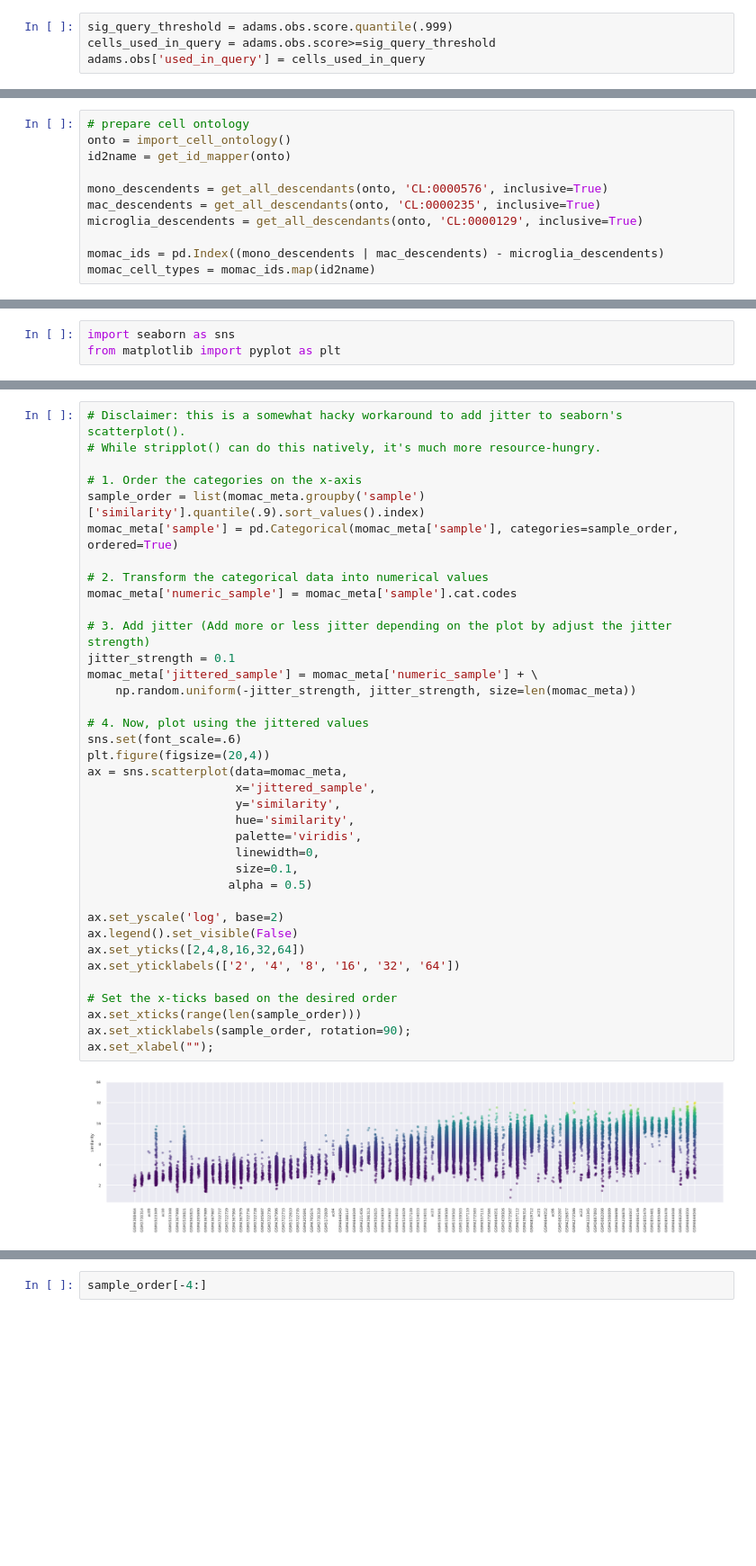
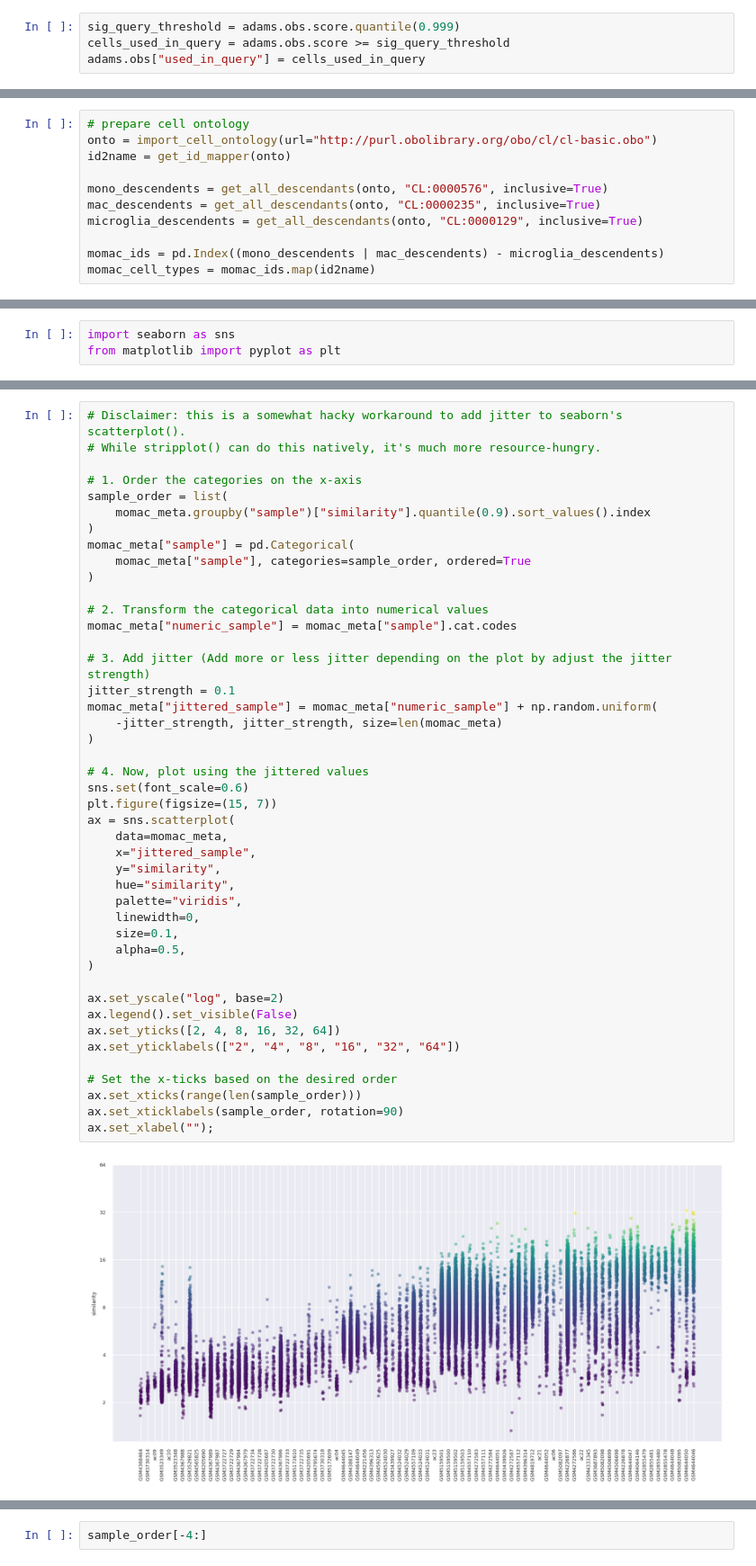
Before and after one commit to Genentech/scimilarity, a Jupyter notebook: docs/notebooks/advanced_tutorial.ipynb, the cells around one changed output, grey strips where cells are left out. Shown at 90% size. Saved outputs shown, nothing was run; the diff lists cells and outputs as text; blank space fills up the shorter version.

```diff
--- a/docs/notebooks/advanced_tutorial.ipynb
+++ b/docs/notebooks/advanced_tutorial.ipynb
@@ -76,7 +76,7 @@ Note: An overly broad cell selection can limit query results.
 # %%
-sig_query_threshold = adams.obs.score.quantile(.999)
-cells_used_in_query = adams.obs.score>=sig_query_threshold
-adams.obs['used_in_query'] = cells_used_in_query
+sig_query_threshold = adams.obs.score.quantile(0.999)
+cells_used_in_query = adams.obs.score >= sig_query_threshold
+adams.obs["used_in_query"] = cells_used_in_query
 # %% [markdown]
 #### Compute centroid of top scoring cells and compute embedding
 # %%
@@ -145,11 +151,11 @@ from scimilarity.ontologies import import_cell_ontology, get_id_mapper, get_all_
 # %%
 # prepare cell ontology
-onto = import_cell_ontology()
+onto = import_cell_ontology(url="http://purl.obolibrary.org/obo/cl/cl-basic.obo")
 id2name = get_id_mapper(onto)
 
-mono_descendents = get_all_descendants(onto, 'CL:0000576', inclusive=True)
-mac_descendents = get_all_descendants(onto, 'CL:0000235', inclusive=True)
-microglia_descendents = get_all_descendants(onto, 'CL:0000129', inclusive=True)
+mono_descendents = get_all_descendants(onto, "CL:0000576", inclusive=True)
+mac_descendents = get_all_descendants(onto, "CL:0000235", inclusive=True)
+microglia_descendents = get_all_descendants(onto, "CL:0000129", inclusive=True)
 
 momac_ids = pd.Index((mono_descendents | mac_descendents) - microglia_descendents)
 momac_cell_types = momac_ids.map(id2name)
@@ -199,41 +205,48 @@ We can plot similarity scores across the relevant studies
 # %%
 # Disclaimer: this is a somewhat hacky workaround to add jitter to seaborn's scatterplot().
 # While stripplot() can do this natively, it's much more resource-hungry.
 
 # 1. Order the categories on the x-axis
-sample_order = list(momac_meta.groupby('sample')['similarity'].quantile(.9).sort_values().index)
-momac_meta['sample'] = pd.Categorical(momac_meta['sample'], categories=sample_order, ordered=True)
+sample_order = list(
+    momac_meta.groupby("sample")["similarity"].quantile(0.9).sort_values().index
+)
+momac_meta["sample"] = pd.Categorical(
+    momac_meta["sample"], categories=sample_order, ordered=True
+)
 
 # 2. Transform the categorical data into numerical values
-momac_meta['numeric_sample'] = momac_meta['sample'].cat.codes
+momac_meta["numeric_sample"] = momac_meta["sample"].cat.codes
 
 # 3. Add jitter (Add more or less jitter depending on the plot by adjust the jitter strength)
 jitter_strength = 0.1
-momac_meta['jittered_sample'] = momac_meta['numeric_sample'] + \
-    np.random.uniform(-jitter_strength, jitter_strength, size=len(momac_meta))
+momac_meta["jittered_sample"] = momac_meta["numeric_sample"] + np.random.uniform(
+    -jitter_strength, jitter_strength, size=len(momac_meta)
+)
 
 # 4. Now, plot using the jittered values
-sns.set(font_scale=.6)
-plt.figure(figsize=(20,4))
-ax = sns.scatterplot(data=momac_meta,
-                     x='jittered_sample',
-                     y='similarity',
-                     hue='similarity',
-                     palette='viridis',
-                     linewidth=0,
-                     size=0.1,
-                    alpha = 0.5)
+sns.set(font_scale=0.6)
+plt.figure(figsize=(15, 7))
+ax = sns.scatterplot(
+    data=momac_meta,
+    x="jittered_sample",
+    y="similarity",
+    hue="similarity",
+    palette="viridis",
+    linewidth=0,
+    size=0.1,
+    alpha=0.5,
+)
 
-ax.set_yscale('log', base=2)
+ax.set_yscale("log", base=2)
 ax.legend().set_visible(False)
-ax.set_yticks([2,4,8,16,32,64])
-ax.set_yticklabels(['2', '4', '8', '16', '32', '64'])
+ax.set_yticks([2, 4, 8, 16, 32, 64])
+ax.set_yticklabels(["2", "4", "8", "16", "32", "64"])
 
 # Set the x-ticks based on the desired order
 ax.set_xticks(range(len(sample_order)))
-ax.set_xticklabels(sample_order, rotation=90);
+ax.set_xticklabels(sample_order, rotation=90)
 ax.set_xlabel("");
 # %% [output]
-[figure, old version]
+[figure, new version]
 # %% [markdown]
 ### Interpretation
```
Also changed, not shown: parts of 27 cells of this notebook, 4 other files.
